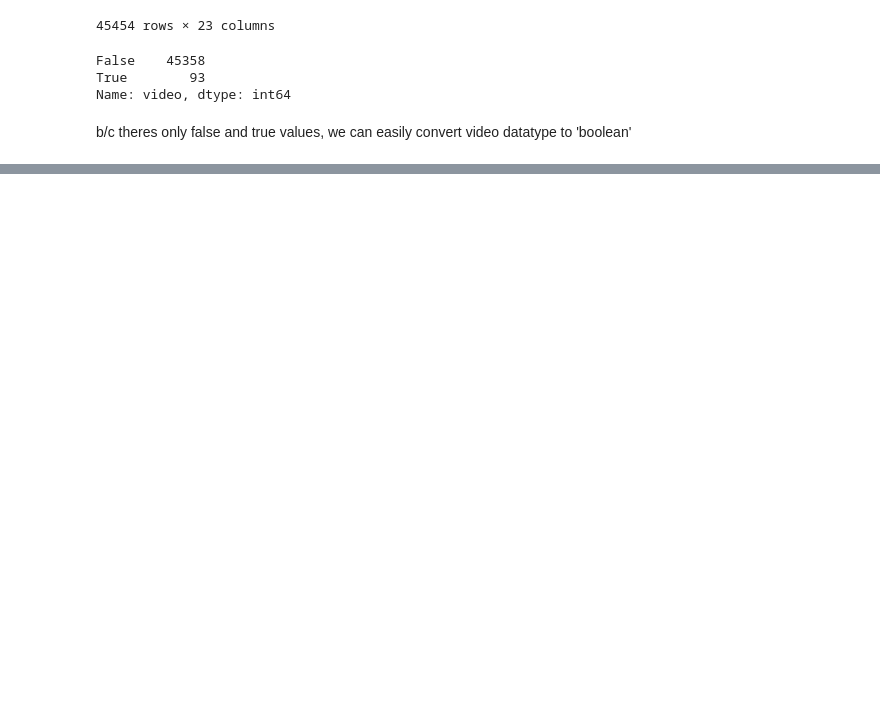
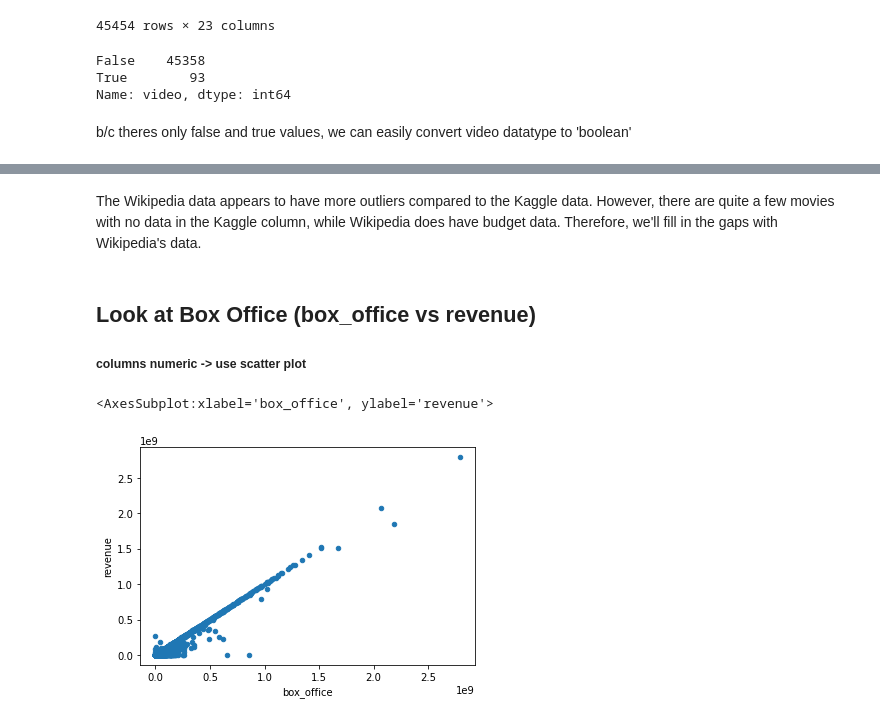
Before and after one commit to Lucky777b/Movies-ETL-copy, a Jupyter notebook: Movies_etl.ipynb, the cells around one changed output, grey strips where cells are left out. Drawn from its saved outputs; the diff is of its cells as text; code cells hidden in the pictures; blank space fills up the shorter version.

```diff
--- a/Movies_etl.ipynb
+++ b/Movies_etl.ipynb
@@ -1317,0 +1446,10 @@ That seems to make sense. People are more likely to give whole number ratings th
+# %% [markdown]
+The Wikipedia data appears to have more outliers compared to the Kaggle data. However, there are quite a few movies with no data in the Kaggle column, while Wikipedia does have budget data. Therefore, we'll fill in the gaps with Wikipedia's data.
+# %% [markdown]
+## Look at Box Office (box_office vs revenue)
+##### columns numeric -> use scatter plot
+# %%
+movies_df.fillna(0).plot(x='box_office',y='revenue', kind='scatter')
+# %% [output]
+<AxesSubplot:xlabel='box_office', ylabel='revenue'>
+[figure, added]
```
Also changed, not shown: parts of 68 cells of this notebook.
